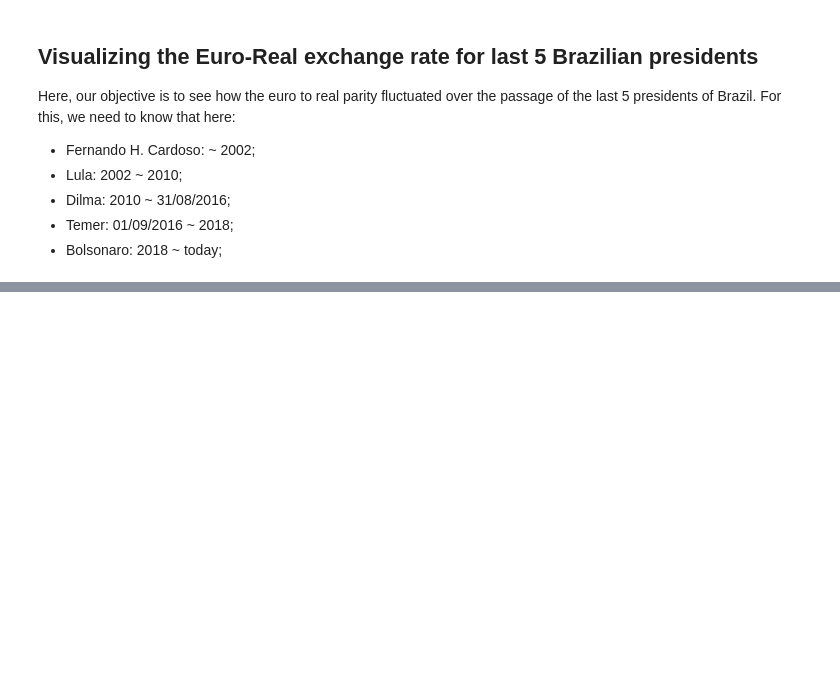
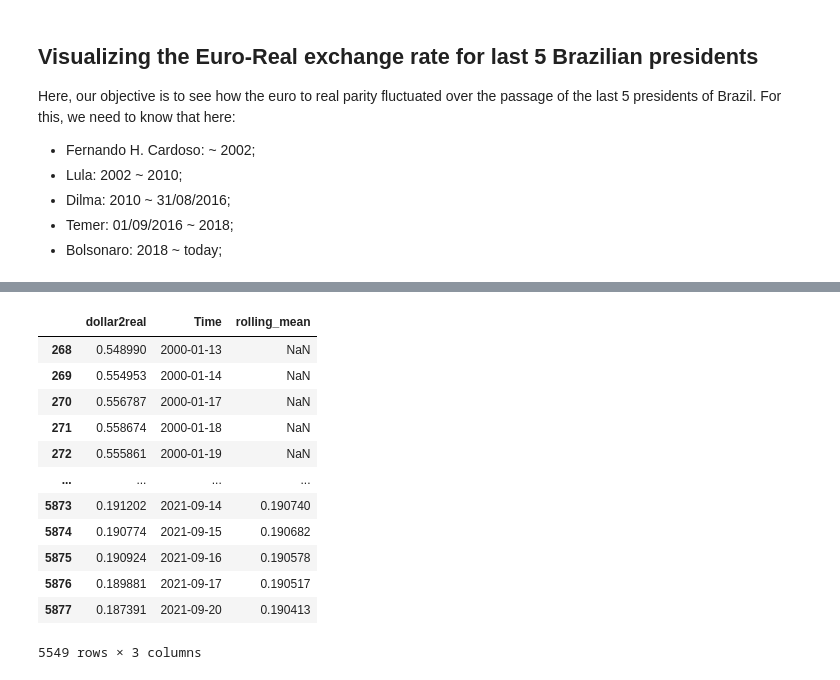
Before and after one commit to Cogitus/A-brief-walkthrough-on-data-story-telling, a Jupyter notebook: data_story_telling.ipynb, the cells around one changed output, grey strips where cells are left out. Cells and saved outputs as stored; diff of their text form; code cells hidden in the pictures; blank space fills up the shorter version.

```diff
--- a/data_story_telling.ipynb
+++ b/data_story_telling.ipynb
@@ -373,0 +406,16 @@ plt.show()
+# %%
+dollar2real
+# %% [output]
+|  | dollar2real | Time | rolling_mean |
+| 268 | 0.548990 | 2000-01-13 | NaN |
+| 269 | 0.554953 | 2000-01-14 | NaN |
+| 270 | 0.556787 | 2000-01-17 | NaN |
+| 271 | 0.558674 | 2000-01-18 | NaN |
+| 272 | 0.555861 | 2000-01-19 | NaN |
+| ... | ... | ... | ... |
+| 5873 | 0.191202 | 2021-09-14 | 0.190740 |
+| 5874 | 0.190774 | 2021-09-15 | 0.190682 |
+| 5875 | 0.190924 | 2021-09-16 | 0.190578 |
+| 5876 | 0.189881 | 2021-09-17 | 0.190517 |
+| 5877 | 0.187391 | 2021-09-20 | 0.190413 |
+5549 rows × 3 columns
```
Also changed, not shown: parts of 7 cells of this notebook, 2 other files.
